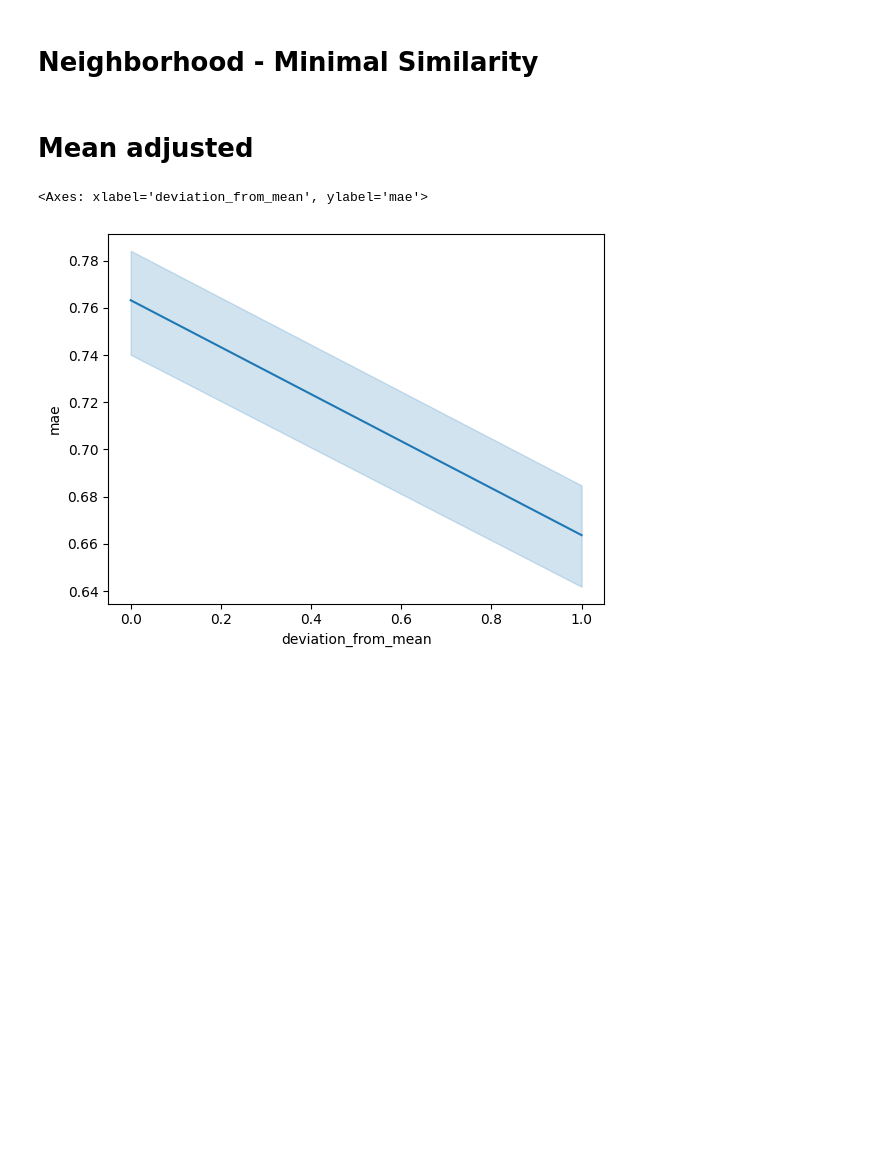
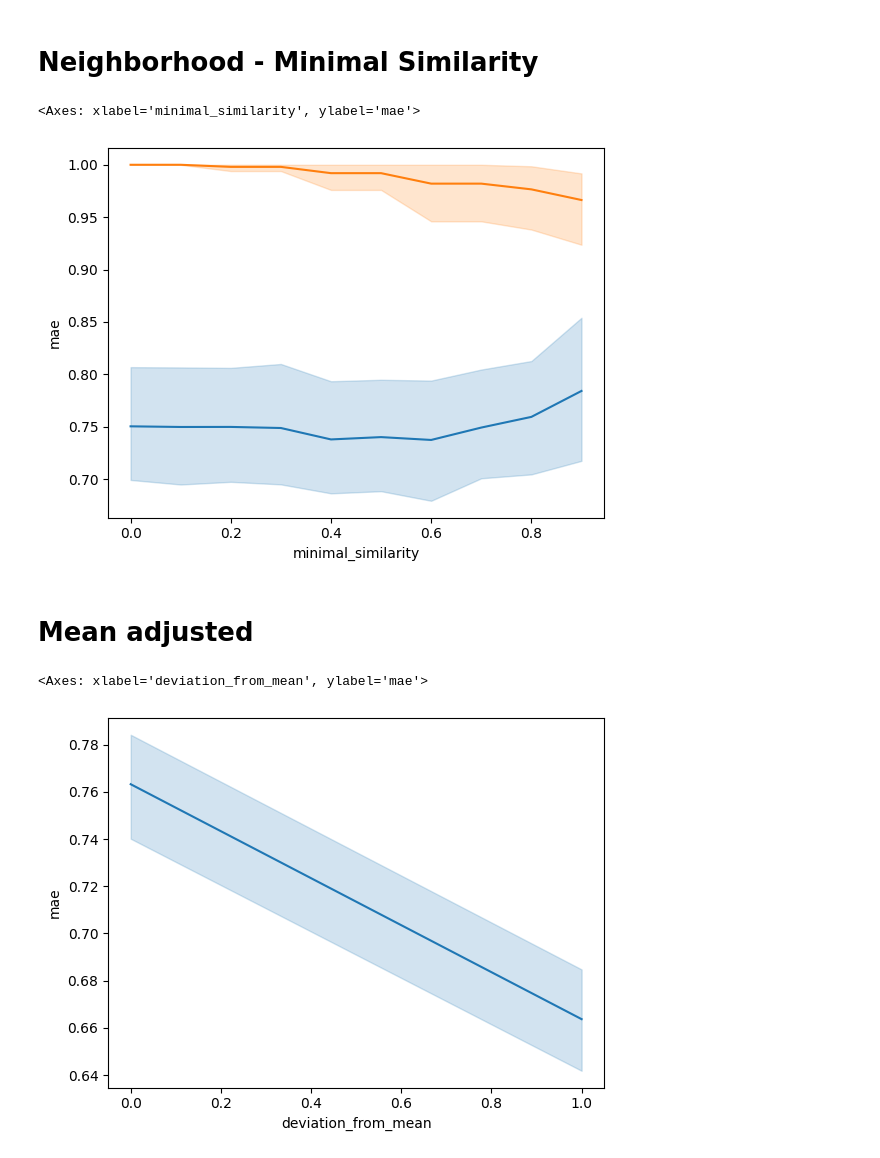
Before and after one commit to fkemeth/book_collaborative_filtering, a Jupyter notebook: evaluate_book_cf.ipynb, the cells around one changed output. Saved outputs shown, nothing was run; the diff lists cells and outputs as text; code cells hidden in the pictures; blank space fills up the shorter version.

Commit message:
Added code for minimal similarity evaluation

```diff
--- a/evaluate_book_cf.ipynb
+++ b/evaluate_book_cf.ipynb
@@ -85,7 +90,7 @@ sns.lineplot(data=pd.concat([metrics_baseline, metrics_minimum_number_of_books_r
 # %% [markdown]
 # Neighborhood - Minimal Similarity
 # %%
-for i, minimal_similarity in enumerate(np.linspace(0.1, 1.0, 10)):
+for i, minimal_similarity in enumerate(np.linspace(0.0, 1.0, 11)):
     params = {
         "neighborhood_method": "threshold",
         "correlation_method": "pearson",
@@ -104,10 +109,14 @@ for i, minimal_similarity in enumerate(np.linspace(0.1, 1.0, 10)):
     metrics.head()
     metrics.to_csv(f"results/book_cf_results_minimal_similarity_{i}.csv")
 # %%
-metrics_baseline = pd.read_csv("results/book_cf_results_baseline.csv")
-metrics_minimal_similarity = np.concat([pd.read_csv(f"results/book_cf_results_minimal_similarity_{i}.csv") for i in range(10)], axis=0)
+# metrics_baseline = pd.read_csv("results/book_cf_results_baseline.csv")
+metrics_minimal_similarity = pd.concat([pd.read_csv(f"results/book_cf_results_minimal_similarity_{i}.csv") for i in range(10)], axis=0).reset_index()
 
-sns.lineplot(data=pd.concat([metrics_baseline, metrics_minimal_similarity], axis=0) , x="minimal_similarity", y="mae")
+sns.lineplot(data=metrics_minimal_similarity, x="minimal_similarity", y="mae")
+sns.lineplot(data=metrics_minimal_similarity, x="minimal_similarity", y="coverage")
+# %% [output]
+<Axes: xlabel='minimal_similarity', ylabel='mae'>
+[figure, added]
 # %% [markdown]
 # Mean adjusted
 # %%
```
Also changed, not shown: parts of 3 cells of this notebook.
